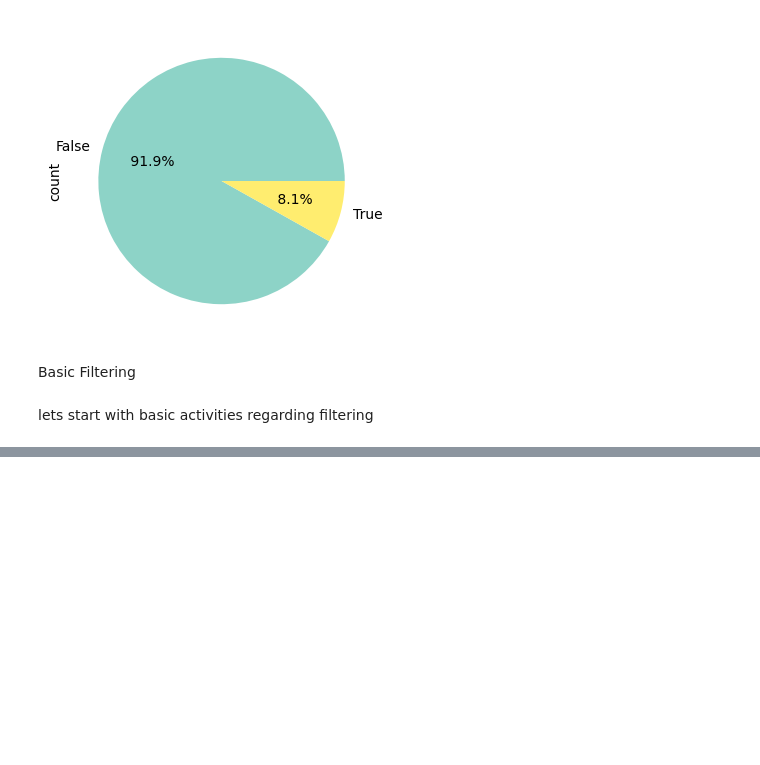
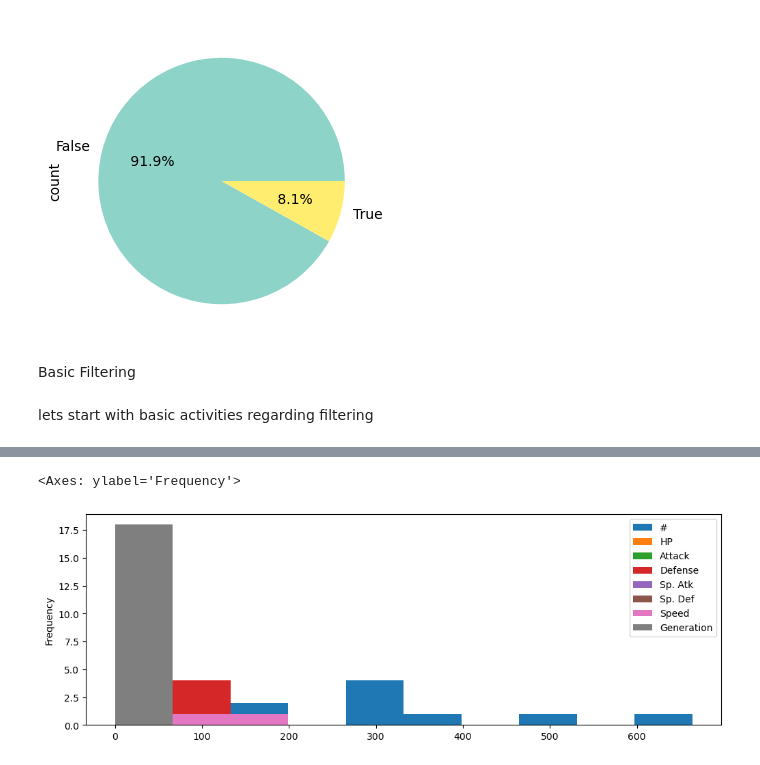
Before and after one commit to CyberWol-12/Python-Pandas-Data-Analysis-Journey, a Jupyter notebook: 01_working_with_english_word/english_word.ipynb, the cells around one changed output, grey strips where cells are left out. Cells and saved outputs as stored; diff of their text form; code cells hidden in the pictures; blank space fills up the shorter version.

```diff
--- a/01_working_with_english_word/english_word.ipynb
+++ b/01_working_with_english_word/english_word.ipynb
@@ -114,0 +196,5 @@ lets start with basic activities regarding filtering
+# %%
+df.loc[df["Sp. Def"] <=25].plot(kind = 'hist',figsize = (12,4))
+# %% [output]
+<Axes: ylabel='Frequency'>
+[figure, added]
```
Also changed, not shown: parts of 11 cells of this notebook.
